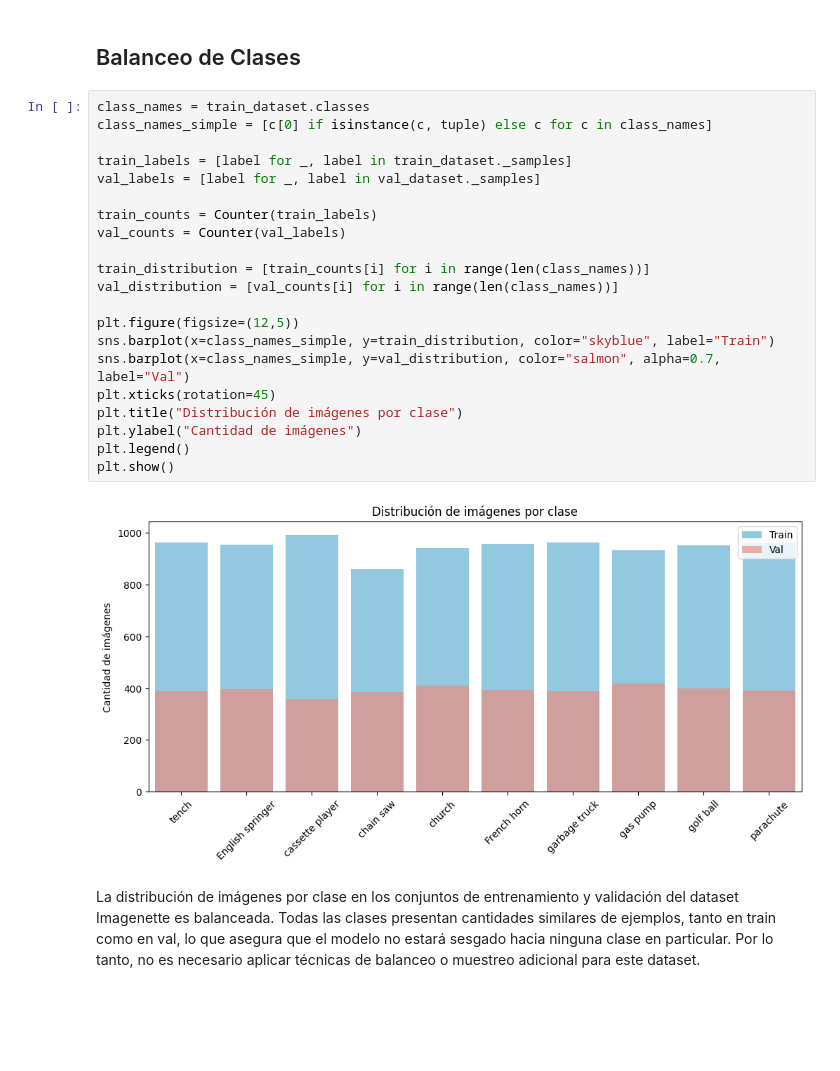
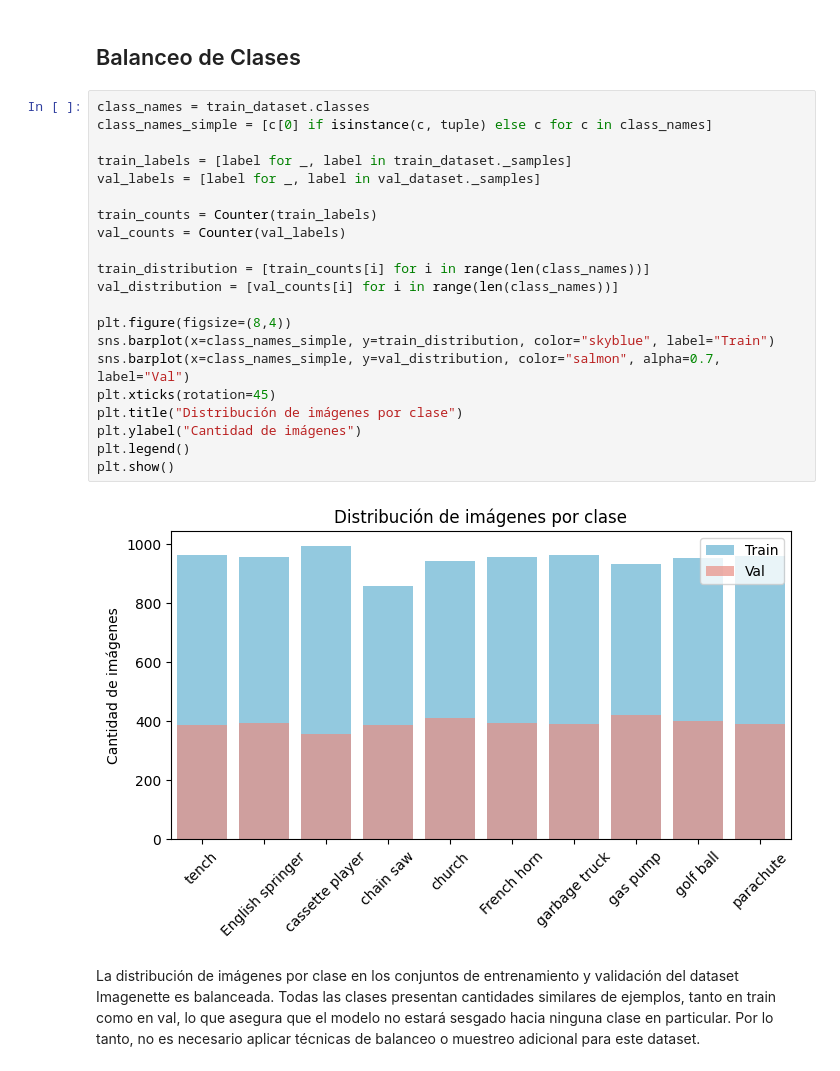
Before and after one commit to kidnixt/imagenette, a Jupyter notebook: imagenette.ipynb, the cells around one changed output. Cells and saved outputs as stored; diff of their text form; blank space fills up the shorter version.

```diff
--- a/imagenette.ipynb
+++ b/imagenette.ipynb
@@ -129,26 +129,26 @@ wandb.finish()
 # %%
 class_names = train_dataset.classes
 class_names_simple = [c[0] if isinstance(c, tuple) else c for c in class_names]
 
 train_labels = [label for _, label in train_dataset._samples]
 val_labels = [label for _, label in val_dataset._samples]
 
 train_counts = Counter(train_labels)
 val_counts = Counter(val_labels)
 
 train_distribution = [train_counts[i] for i in range(len(class_names))]
 val_distribution = [val_counts[i] for i in range(len(class_names))]
 
-plt.figure(figsize=(12,5))
+plt.figure(figsize=(8,4))
 sns.barplot(x=class_names_simple, y=train_distribution, color="skyblue", label="Train")
 sns.barplot(x=class_names_simple, y=val_distribution, color="salmon", alpha=0.7, label="Val")
 plt.xticks(rotation=45)
 plt.title("Distribución de imágenes por clase")
 plt.ylabel("Cantidad de imágenes")
 plt.legend()
 plt.show()
 # %% [output]
-[figure, old version]
+[figure, new version]
 # %% [markdown]
 La distribución de imágenes por clase en los conjuntos de entrenamiento y validación del dataset Imagenette es balanceada. Todas las clases presentan cantidades similares de ejemplos, tanto en train como en val, lo que asegura que el modelo no estará sesgado hacia ninguna clase en particular. Por lo tanto, no es necesario aplicar técnicas de balanceo o muestreo adicional para este dataset.
 # %% [markdown]
```
Also changed, not shown: parts of 9 cells of this notebook, 1 other file.
